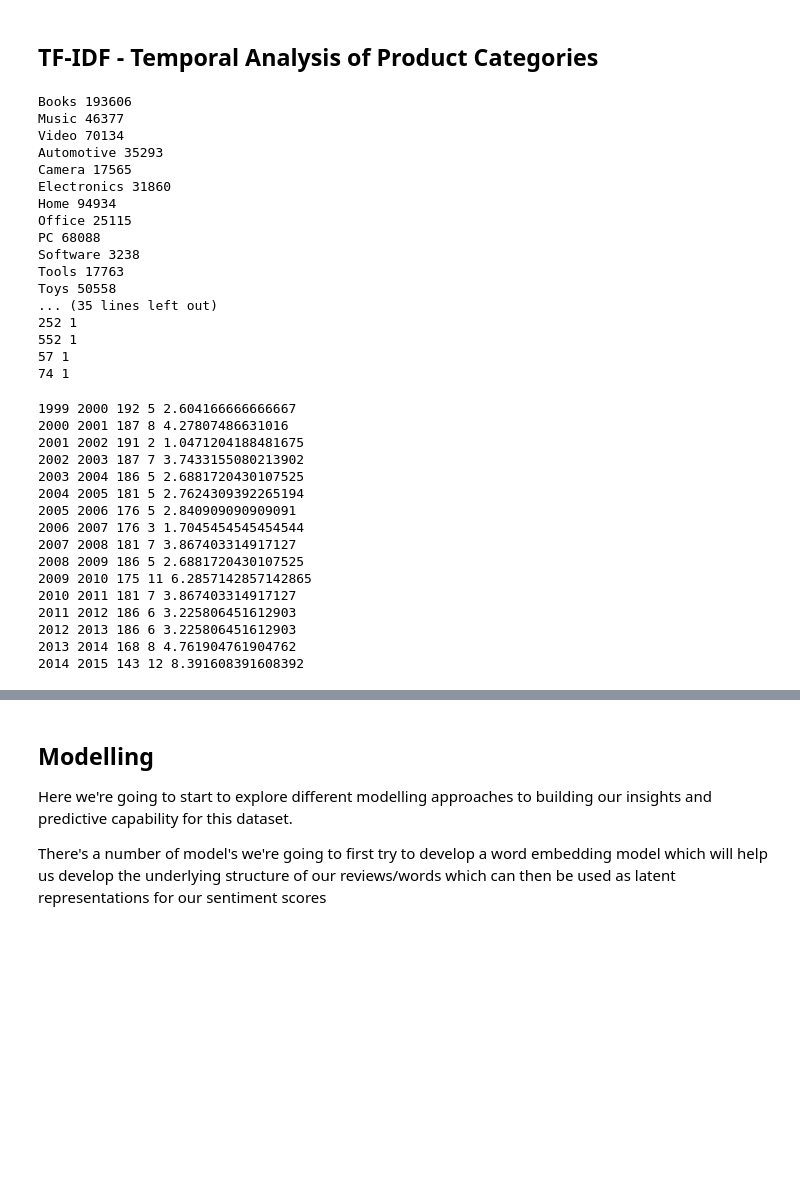
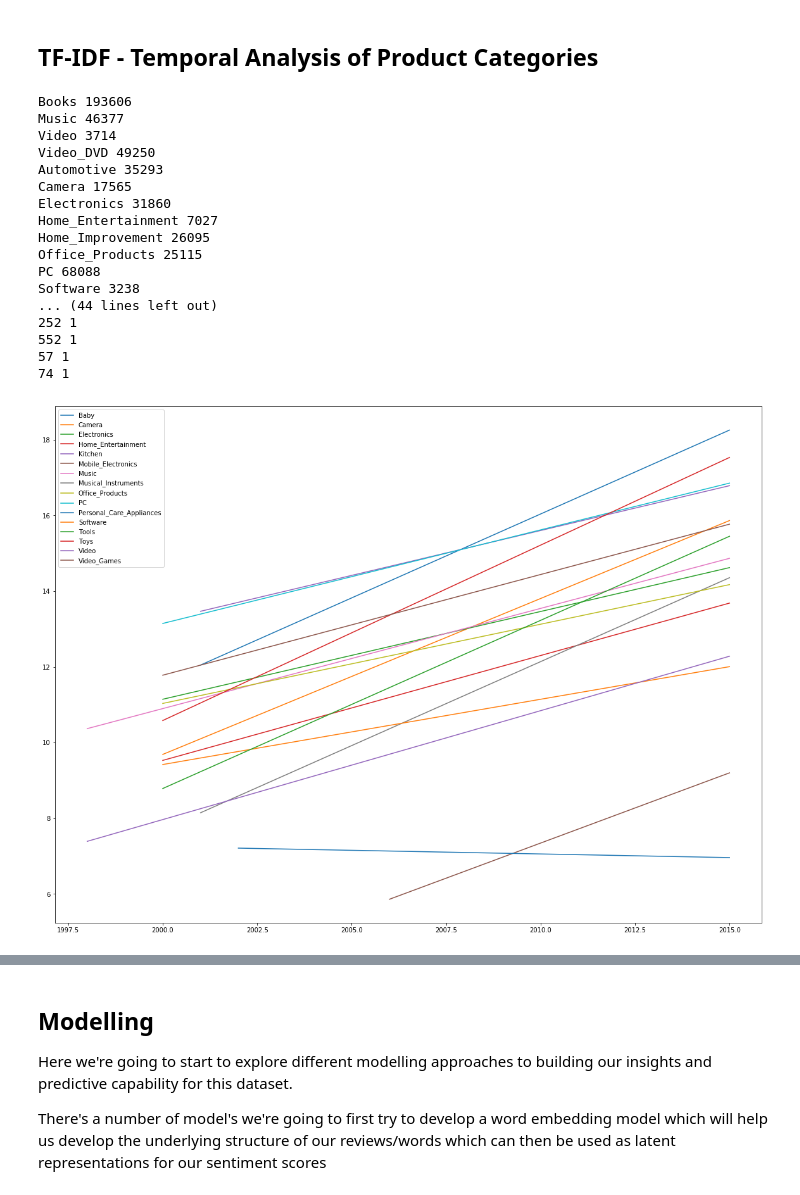
Before and after one commit to raminetinati/Amazon-Reviews-Demo, a Jupyter notebook: 1_sentiment_model_experimentation/Amazon-Reviews-Sentiment-Model-Experimentation.ipynb, the cells around one changed output, grey strips where cells are left out. Cells and saved outputs as stored; diff of their text form; code cells hidden in the pictures; blank space fills up the shorter version.

Commit message:
Added Temporal  Tf-idf Analysis

```diff
--- a/1_sentiment_model_experimentation/Amazon-Reviews-Sentiment-Model-Experimentation.ipynb
+++ b/1_sentiment_model_experimentation/Amazon-Reviews-Sentiment-Model-Experimentation.ipynb
@@ -411,7 +413,7 @@ def prepare_data_for_tfidf(df):
     data_grouped = dict()
     for idx,row in df.iterrows():
         label = row['label']
-        category = label.split('_')[1]
+        category = "_".join(label.split('_')[1:])
         year = label.split('_')[0]
 
         if category in data_grouped:
@@ -427,7 +429,7 @@ def prepare_data_for_tfidf(df):
     tfidf_handlers = dict()
     for k,v in data_grouped.items():
         print(k, len(v))
-        cv = CountVectorizer(max_features=10000)
+        cv = CountVectorizer(max_features=1000)
         word_count_vector=cv.fit_transform(v)
         feature_names=cv.get_feature_names()
         tfidf_transformer=TfidfTransformer(smooth_idf=True, use_idf=True)
@@ -437,7 +439,7 @@ def prepare_data_for_tfidf(df):
     tfidf_scores = {} #keep track of tf-idf scores for category by year
     for idx,row in df.iterrows():
         label = row['label']
-        category = label.split('_')[1]
+        category = "_".join(label.split('_')[1:])
         year = label.split('_')[0]
 
         if category in tfidf_scores:
@@ -464,17 +466,17 @@ tfidf_scores = prepare_data_for_tfidf(df_year_product_category)
 # %% [output]
 Books 193606
 Music 46377
-Video 70134
+Video 3714
+Video_DVD 49250
 Automotive 35293
 Camera 17565
 Electronics 31860
-Home 94934
-Office 25115
+Home_Entertainment 7027
+Home_Improvement 26095
+Office_Products 25115
 PC 68088
 Software 3238
-Tools 17763
-Toys 50558
-... (35 lines left out)
+... (44 lines left out)
 252 1
 552 1
 57 1
@@ -482,39 +514,26 @@ Toys 50558
 # %%
 def calc_temporal_overlap_tfidf(dic_of_scores):
 
+    tfidf_overlaps = []
     for k,v in dic_of_scores.items():
-
-        if k == 'Software':
-
             ordered = OrderedDict(v)
             keys = list(ordered.keys())
             for i in range(0, len(keys)):
                 if i < len(keys)-1:
                     year_n = keys[i]
                     year_n1 = keys[i+1]
+                    bag = '{}_{}'.format(year_n,year_n1)
+
                     total_terms = set(ordered[year_n].keys()).union(set(ordered[year_n1].keys()))
                     overlap = set(ordered[year_n].keys()).intersection(set(ordered[year_n1].keys()))
-#                     print(total_terms)
                     pct_overlap = len(overlap) / len(total_terms)*100
-                    print(year_n, year_n1, len(total_terms),len(overlap),pct_overlap)
+                    tmp = {'category':k, 'year_from_to':year_n1, 'overlap_pct':pct_overlap}
+                    tfidf_overlaps.append(tmp)
+
+    df = pd.DataFrame(tfidf_overlaps)
+    df['year_from_to']= pd.to_datetime(df['year_from_to'])
+
+    return df
 
 
-
-calc_temporal_overlap_tfidf(tfidf_scores)
+df_overlaps_tfidf = calc_temporal_overlap_tfidf(tfidf_scores)
-# %% [output]
-1999 2000 192 5 2.604166666666667
-2000 2001 187 8 4.27807486631016
-2001 2002 191 2 1.0471204188481675
-2002 2003 187 7 3.7433155080213902
-2003 2004 186 5 2.6881720430107525
-2004 2005 181 5 2.7624309392265194
-2005 2006 176 5 2.840909090909091
-2006 2007 176 3 1.7045454545454544
-2007 2008 181 7 3.867403314917127
-2008 2009 186 5 2.6881720430107525
-2009 2010 175 11 6.2857142857142865
-2010 2011 181 7 3.867403314917127
-2011 2012 186 6 3.225806451612903
-2012 2013 186 6 3.225806451612903
-2013 2014 168 8 4.761904761904762
-2014 2015 143 12 8.391608391608392
@@ -548,0 +540,16 @@ def extract_topn_from_vector(feature_names, sorted_items, topn=10):
+# %%
+plt.figure(figsize=(20,15))
+
+for name, group in df_overlaps_tfidf.groupby('category'):
+    x = group['year_from_to'].dt.year
+    y = group['overlap_pct']
+    z = np.polyfit(x, y, 1)
+    p = np.poly1d(z)
+    if z[0] < 0.5:
+#     plt.plot(x,y, label=name)
+        plt.plot(x,p(x), label=name)
+
+plt.legend()
+plt.show()
+# %% [output]
+[figure, added]
```
Also changed, not shown: parts of 8 cells of this notebook.
